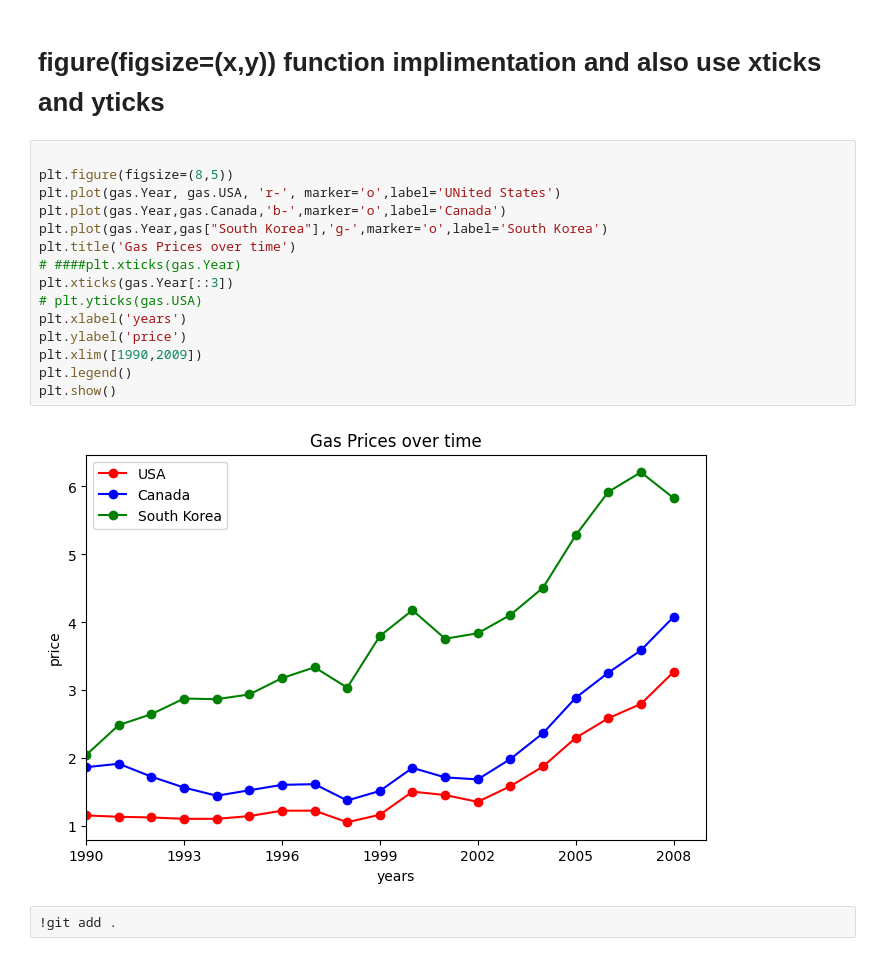
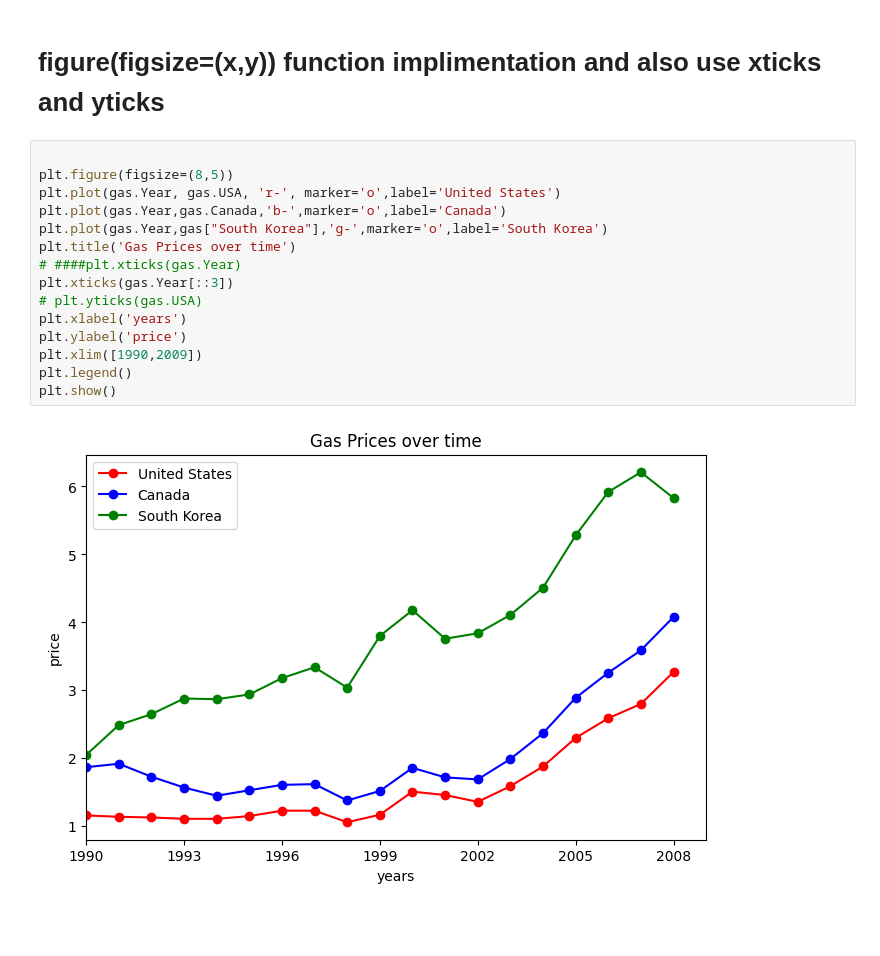
Before and after one commit to ankitaparasher04/numpy_panda_matlab_DataScience, a Jupyter notebook: matplotFile.ipynb, the cells around one changed output. Cells and saved outputs as stored; diff of their text form; blank space fills up the shorter version.

```diff
--- a/matplotFile.ipynb
+++ b/matplotFile.ipynb
@@ -89,19 +89,17 @@ plt.legend()
 # %%
 
 plt.figure(figsize=(8,5))
-plt.plot(gas.Year, gas.USA, 'r-', marker='o',label='UNited States')
+plt.plot(gas.Year, gas.USA, 'r-', marker='o',label='United States')
 plt.plot(gas.Year,gas.Canada,'b-',marker='o',label='Canada')
 plt.plot(gas.Year,gas["South Korea"],'g-',marker='o',label='South Korea')
 plt.title('Gas Prices over time')
 # ####plt.xticks(gas.Year)
 plt.xticks(gas.Year[::3])
 # plt.yticks(gas.USA)
 plt.xlabel('years')
 plt.ylabel('price')
 plt.xlim([1990,2009])
 plt.legend()
 plt.show()
 # %% [output]
-[figure, old version]
+[figure, new version]
-# %%
-!git add .
```
Also changed, not shown: parts of 8 cells of this notebook.
